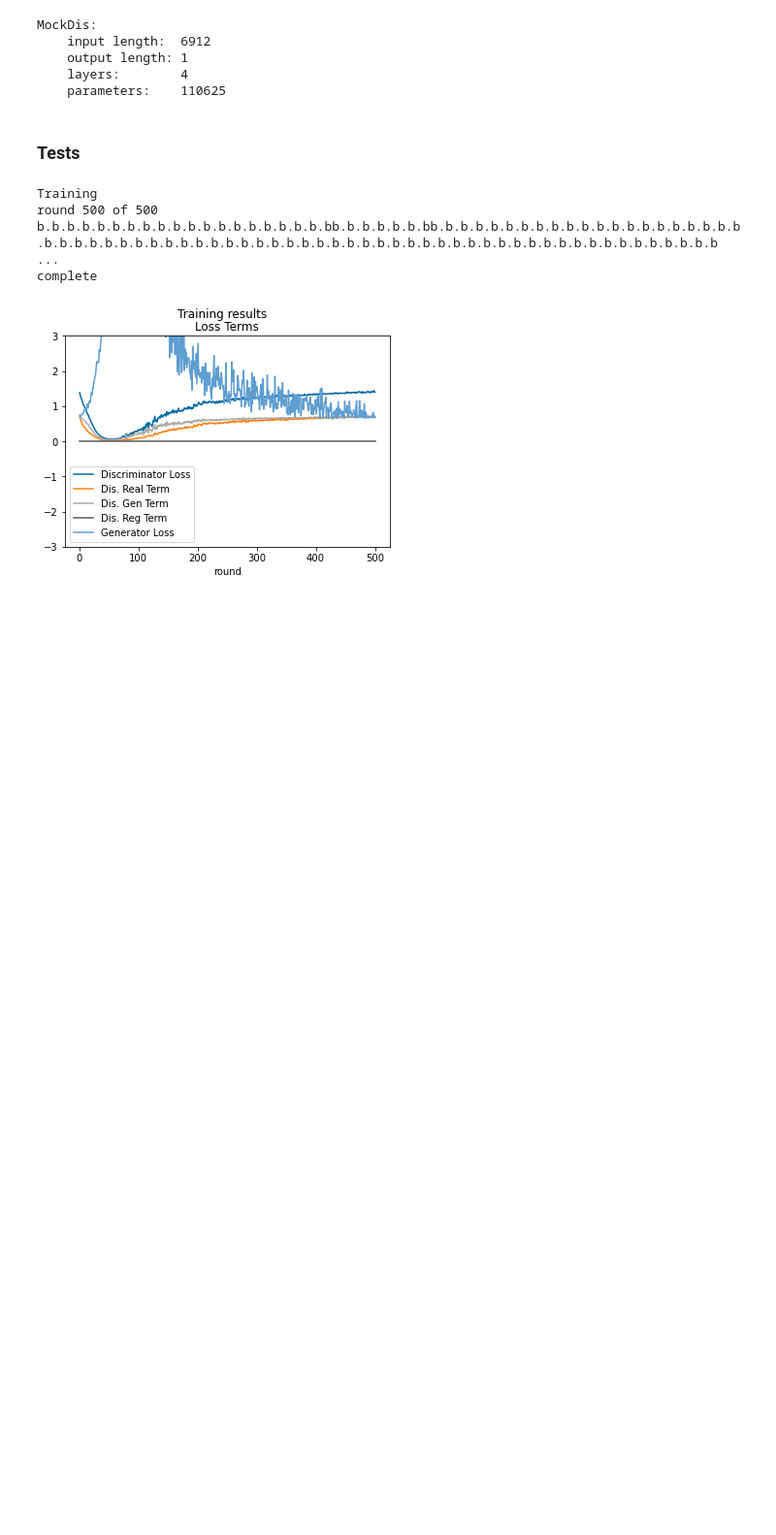
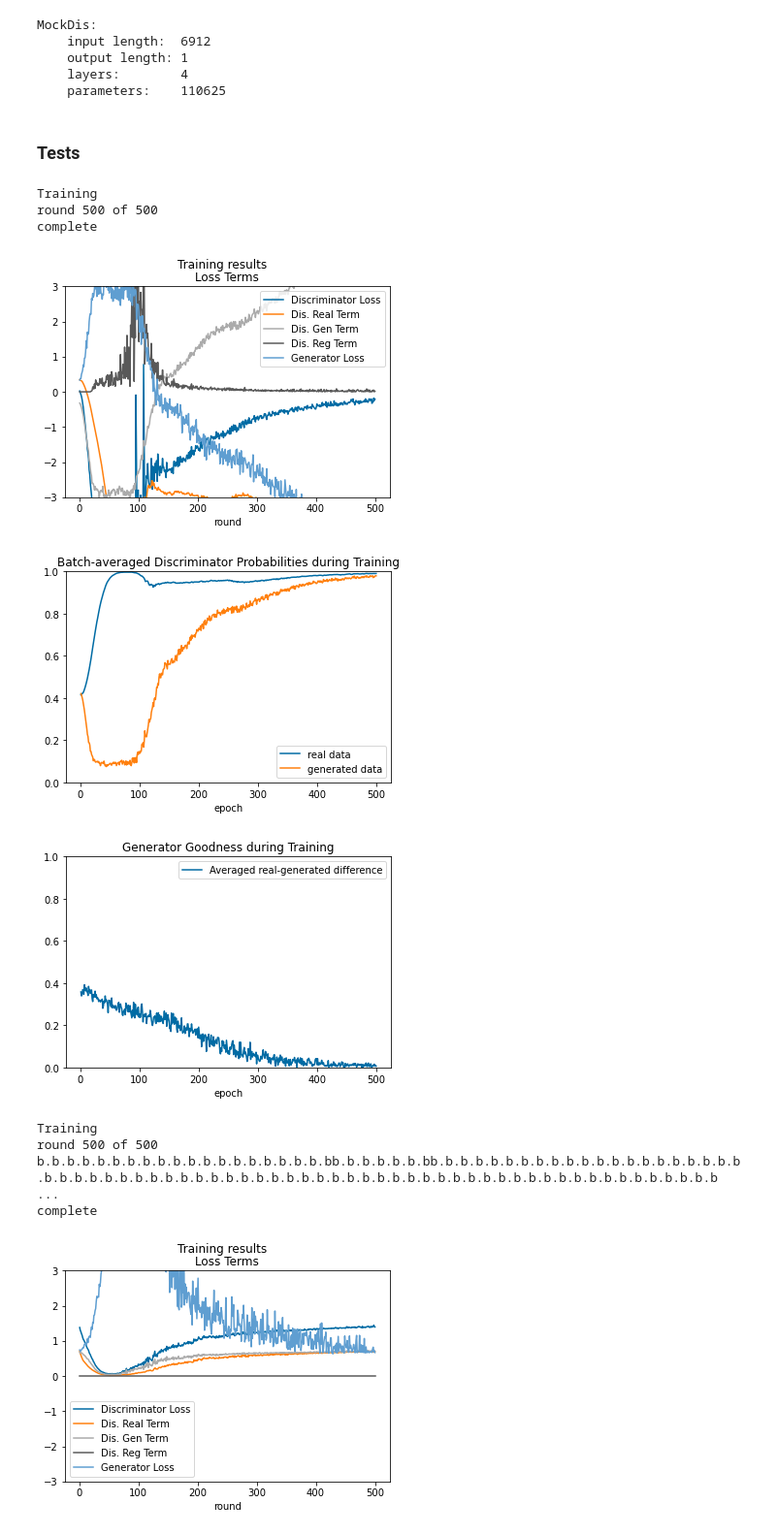
Before and after one commit to iakioh/MusiCAN, a Jupyter notebook: models/scaleGAN.ipynb, the cells around one changed output. Shown at 97% size. Drawn from its saved outputs; the diff is of its cells as text; code cells hidden in the pictures; blank space fills up the shorter version.

```diff
--- a/models/scaleGAN.ipynb
+++ b/models/scaleGAN.ipynb
@@ -623,6 +623,18 @@ MockDis:
     parameters:    110625
 # %% [markdown]
 ### Tests
+# %%
+miniTrain = GANTraining(MiniGen, MiniDis, minimock.dataset)
+miniTrain.setup(500, batch_size = 33, discriminator_rounds = 10, loss_function = "WGAN")
+miniTrain.train()
+miniTrain.plot()
+# %% [output]
+Training
+round 500 of 500
+complete
+[figure, added]
+[figure, added]
+[figure, added]
 # %%
 miniTrain = GANTraining(MiniGen, MiniDis, minimock.dataset)
 miniTrain.setup(500, batch_size = 33, discriminator_rounds = 10, loss_function = "GAN")
```
Also changed, not shown: parts of 2 cells of this notebook, 3 other files.
